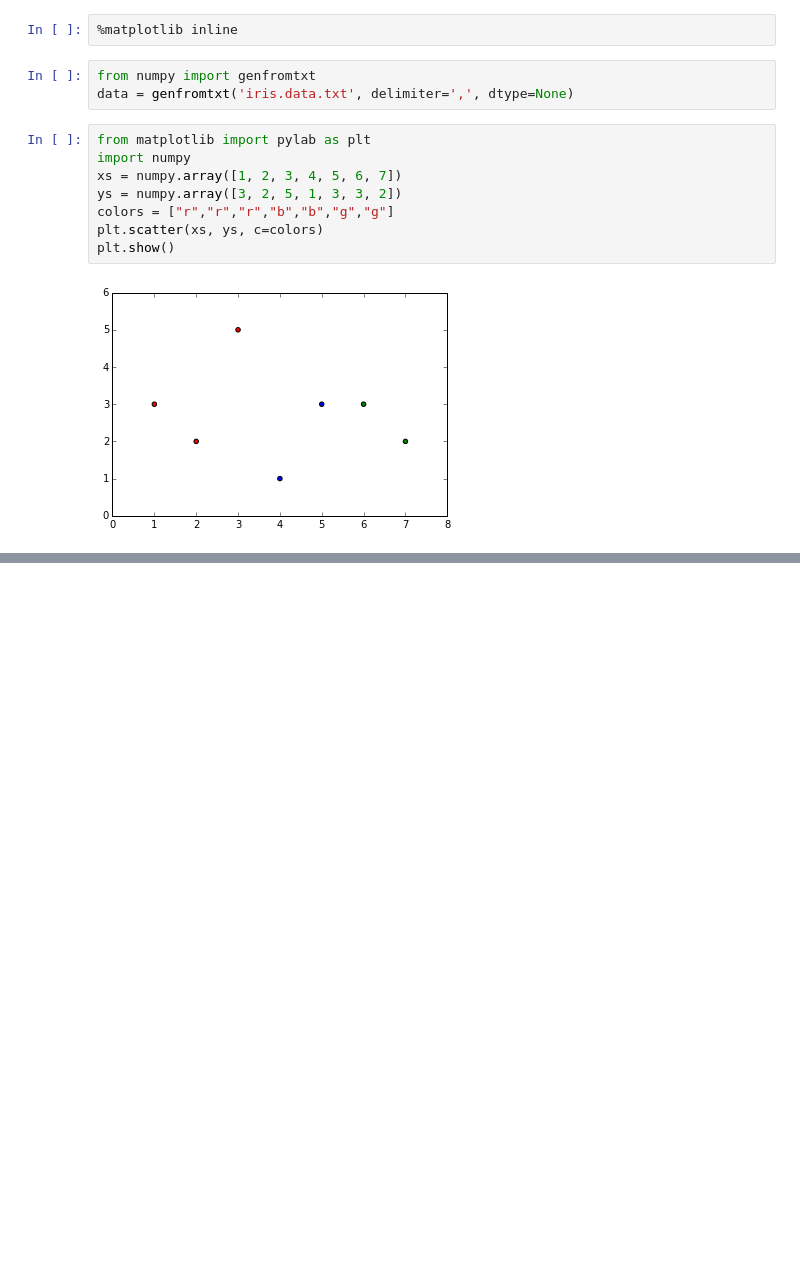
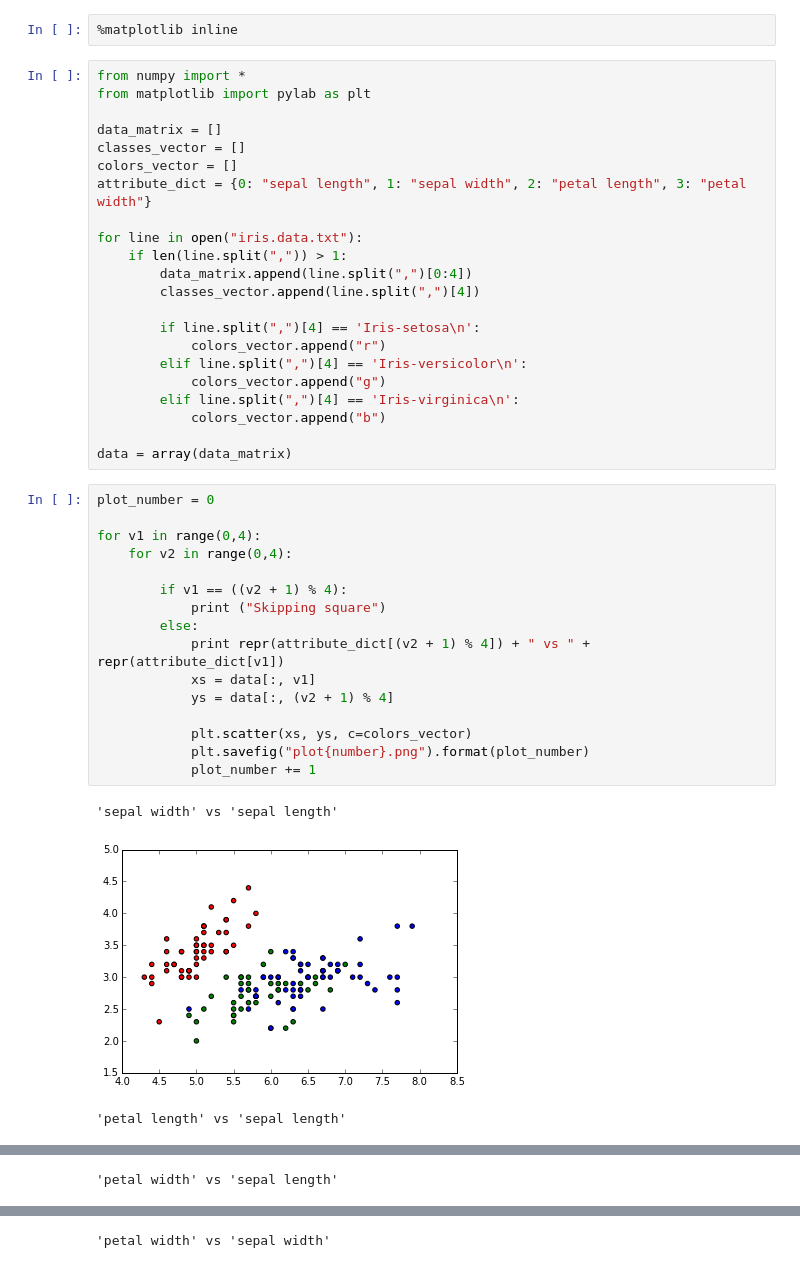
Before and after one commit to raudabaugh/applied-machine-learning, a Jupyter notebook: lab0/lab0.ipynb, the cells around one changed output, grey strips where cells are left out. Cells and saved outputs as stored; diff of their text form; blank space fills up the shorter version.

```diff
--- a/lab0/lab0.ipynb
+++ b/lab0/lab0.ipynb
@@ -1,15 +1,44 @@
 # %%
 %matplotlib inline
-# %%
-from numpy import genfromtxt
-data = genfromtxt('iris.data.txt', delimiter=',', dtype=None)
-# %%
-from matplotlib import pylab as plt
-import numpy
-xs = numpy.array([1, 2, 3, 4, 5, 6, 7])
-ys = numpy.array([3, 2, 5, 1, 3, 3, 2])
-colors = ["r","r","r","b","b","g","g"]
-plt.scatter(xs, ys, c=colors)
-plt.show()
-# %% [output]
-[figure, removed]
+# %%
+from numpy import *
+from matplotlib import pylab as plt
+
+data_matrix = []
+classes_vector = []
+colors_vector = []
+attribute_dict = {0: "sepal length", 1: "sepal width", 2: "petal length", 3: "petal width"}
+
+for line in open("iris.data.txt"):
+    if len(line.split(",")) > 1:
+        data_matrix.append(line.split(",")[0:4])
+        classes_vector.append(line.split(",")[4])
+
+        if line.split(",")[4] == 'Iris-setosa\n':
+            colors_vector.append("r")
+        elif line.split(",")[4] == 'Iris-versicolor\n':
+            colors_vector.append("g")
+        elif line.split(",")[4] == 'Iris-virginica\n':
+            colors_vector.append("b")
+
+data = array(data_matrix)
+# %%
+plot_number = 0
+
+for v1 in range(0,4):
+    for v2 in range(0,4):
+
+        if v1 == ((v2 + 1) % 4):
+            print ("Skipping square")
+        else:
+            print repr(attribute_dict[(v2 + 1) % 4]) + " vs " +  repr(attribute_dict[v1])
+            xs = data[:, v1]
+            ys = data[:, (v2 + 1) % 4]
+
+            plt.scatter(xs, ys, c=colors_vector)
+            plt.savefig("plot{number}.png").format(plot_number)
+            plot_number += 1
+# %% [output]
+'sepal width' vs 'sepal length'
+[figure, added]
+'petal length' vs 'sepal length'
@@ -15,0 +46 @@ plt.show()
+'petal width' vs 'sepal length'
@@ -15,0 +52 @@ plt.show()
+'petal width' vs 'sepal width'
```
Also changed, not shown: parts of 1 cell of this notebook, 16 other files.
